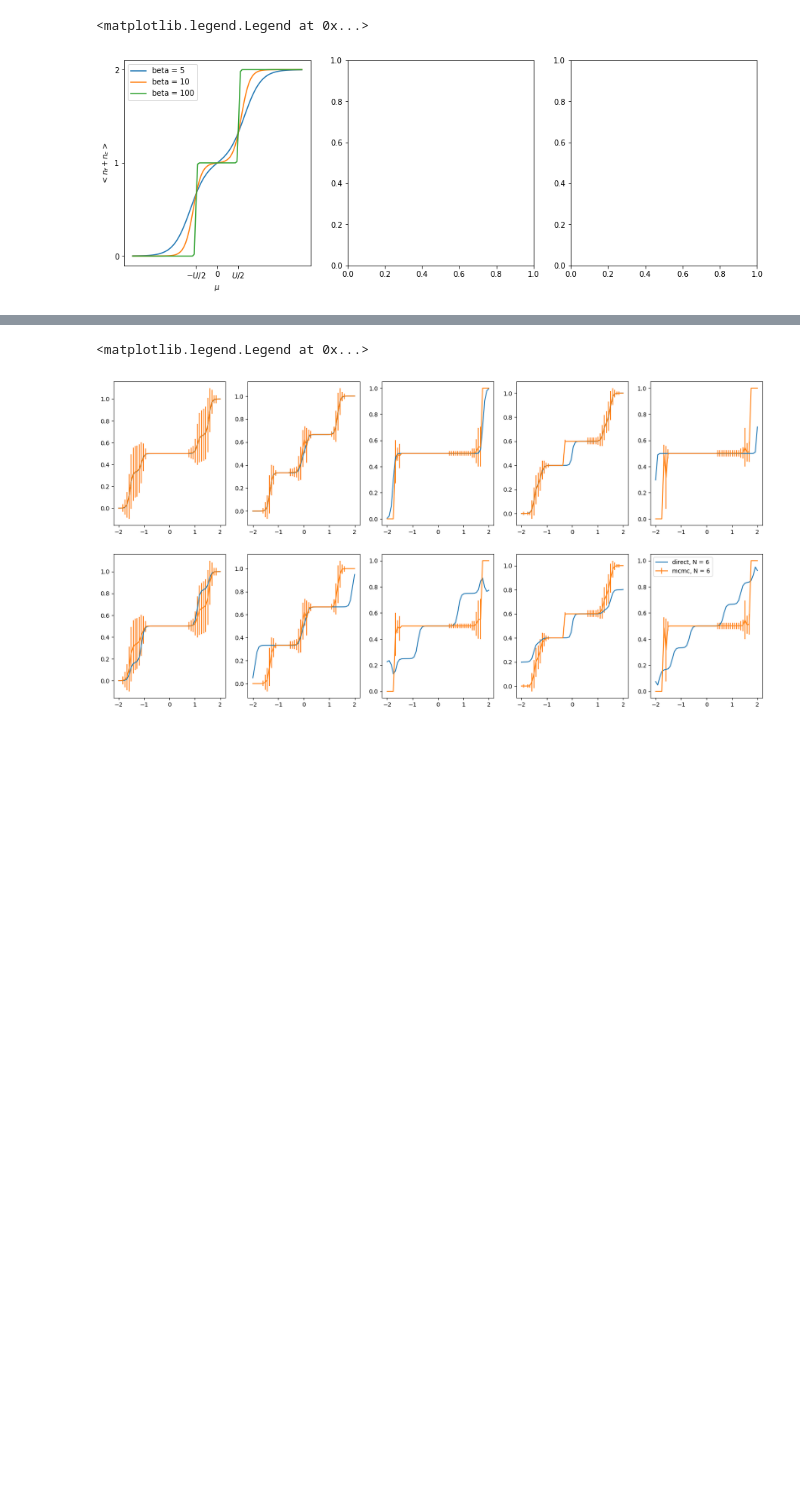
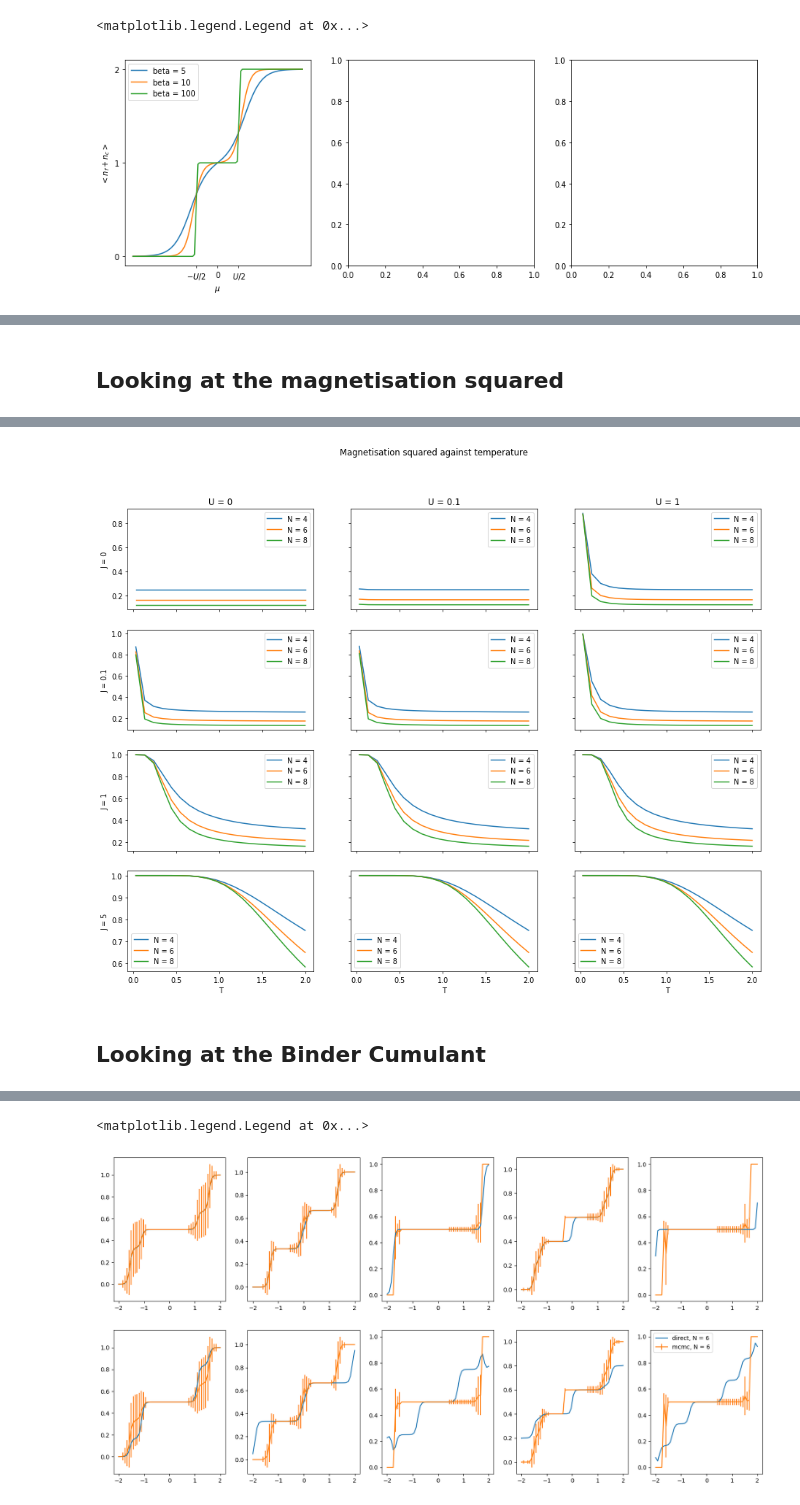
Before and after one commit to TomHodson/FKMC, a Jupyter notebook: notebooks/SecondWind.ipynb, the cells around one changed output, grey strips where cells are left out. Cells and saved outputs as stored; diff of their text form; code cells hidden in the pictures; blank space fills up the shorter version.

```diff
--- a/notebooks/SecondWind.ipynb
+++ b/notebooks/SecondWind.ipynb
@@ -309,0 +353,27 @@ def FK_mcmc(
+# %% [markdown]
+## Looking at the magnetisation squared
+# %%
+%%time
+T = np.linspace(0.03, 2, 20)
+beta = 1/T
+mu = np.linspace(-3,3,100)
+Ns = [4,6,8]#[6,7,8,9,10,11,12]
+Us = [0,0.1,1]
+Js = [0, 0.1, 1, 5]
+t = 1
+
+f, axes = plt.subplots(len(Js),len(Us),figsize = (len(Js)*4,len(Us)*4), sharex = 'col', sharey = 'row')
+
+for row, J in zip(axes, Js):
+    for ax, U in zip(row, Us):
+        for system_size in Ns:
+            Nf, Nc, Mf, M2f = np.array([direct(system_size = system_size, mu = 0, beta = b, U = U, J = J, t = 1) for b in beta]).T
+            ax.plot(T, M2f / system_size**2, label = f'N = {system_size}')
+
+        ax.legend()
+
+f.suptitle('Magnetisation squared against temperature')
+for ax,U in zip(axes[0],Us): ax.set(title = f'U = {U}')
+for ax,J in zip(axes.T[0], Js): ax.set(ylabel = f'J = {J}')
+for ax in axes[-1]: ax.set(xlabel = 'T')
+# %% [output]
@@ -309,0 +382,3 @@ def FK_mcmc(
+[figure, added]
+# %% [markdown]
+## Looking at the Binder Cumulant
```
Also changed, not shown: parts of 35 cells of this notebook.
